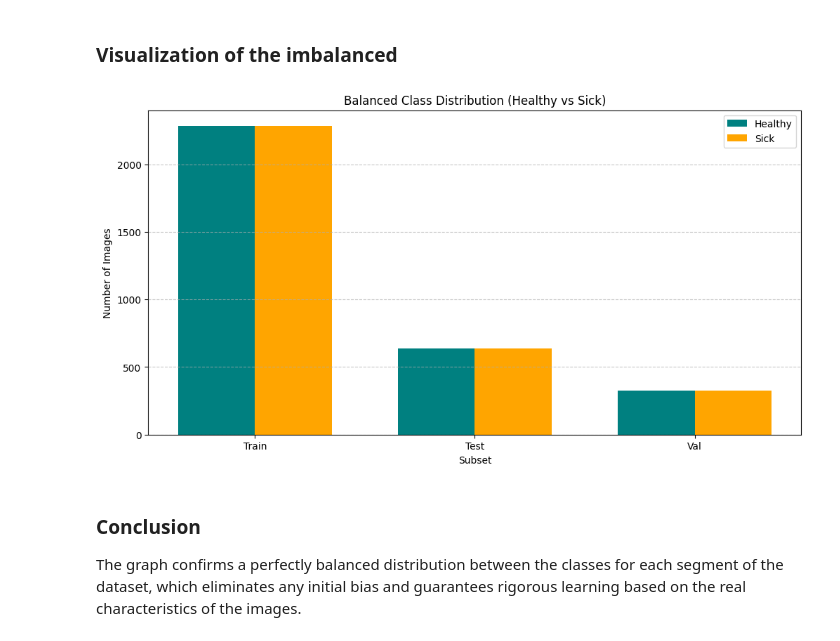
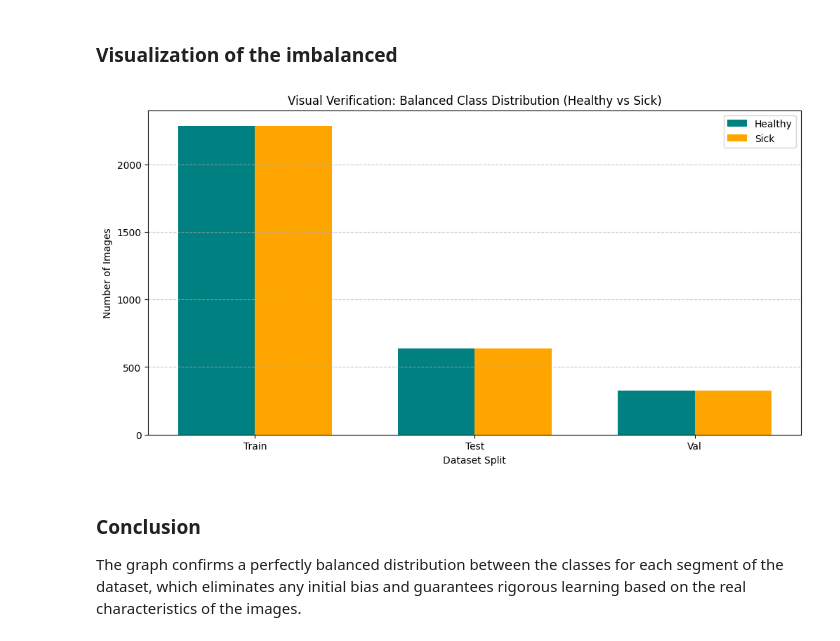
Before and after one commit to Ridwane777/medical-vision-ml, a Jupyter notebook: supervised_learning/dataset_knee_osteoarthritis.ipynb, the cells around one changed output. Cells and saved outputs as stored; diff of their text form; code cells hidden in the pictures.

Commit message:
docs: add explanatory code comments

```diff
--- a/supervised_learning/dataset_knee_osteoarthritis.ipynb
+++ b/supervised_learning/dataset_knee_osteoarthritis.ipynb
@@ -181,28 +193,36 @@ Validation balance: {'sick': 325, 'healthy': 328}
 ### Visualization of the imbalanced
 # %%
 def plot_distribution():
+    # Define categories and extract the data counts calculated in the previous steps
     labels = ["Train", "Test", "Val"]
     healthy_counts = [train_balance["healthy"], test_balance["healthy"], val_balance["healthy"]]
     sick_counts = [train_balance["sick"], test_balance["sick"], val_balance["sick"]]
 
+    # Configure the positions for a grouped bar chart (side-by-side)
     x = np.arange(len(labels))
-    width = 0.35
+    width = 0.35 # Thickness of each bar
+
     plt.figure(figsize=(12, 6))
 
+    # Plot bars with a horizontal offset to distinguish classes within each split
     plt.bar(x - width/2, healthy_counts, width, label="Healthy", color="teal")
     plt.bar(x + width/2, sick_counts, width, label="Sick", color="orange")
 
-    plt.xlabel("Subset")
+    # Add metadata to ensure the visualization is self-explanatory for the medical report
+    plt.xlabel("Dataset Split")
     plt.ylabel("Number of Images")
-    plt.title("Balanced Class Distribution (Healthy vs Sick)")
+    plt.title("Visual Verification: Balanced Class Distribution (Healthy vs Sick)")
     plt.xticks(x, labels)
     plt.legend()
+
+    # Add a dashed grid for easier reading of the exact image counts
     plt.grid(axis='y', linestyle='--', alpha=0.7)
     plt.show()
 
+# Execute the visualization to confirm the success of the balancing pipeline
 plot_distribution()
 # %% [output]
-[figure, old version]
+[figure, new version]
 # %% [markdown]
 ### Conclusion
 The graph confirms a perfectly balanced distribution between the classes for each segment of the dataset, which eliminates any initial bias and guarantees rigorous learning based on the real characteristics of the images.
```
Also changed, not shown: parts of 17 cells of this notebook.
